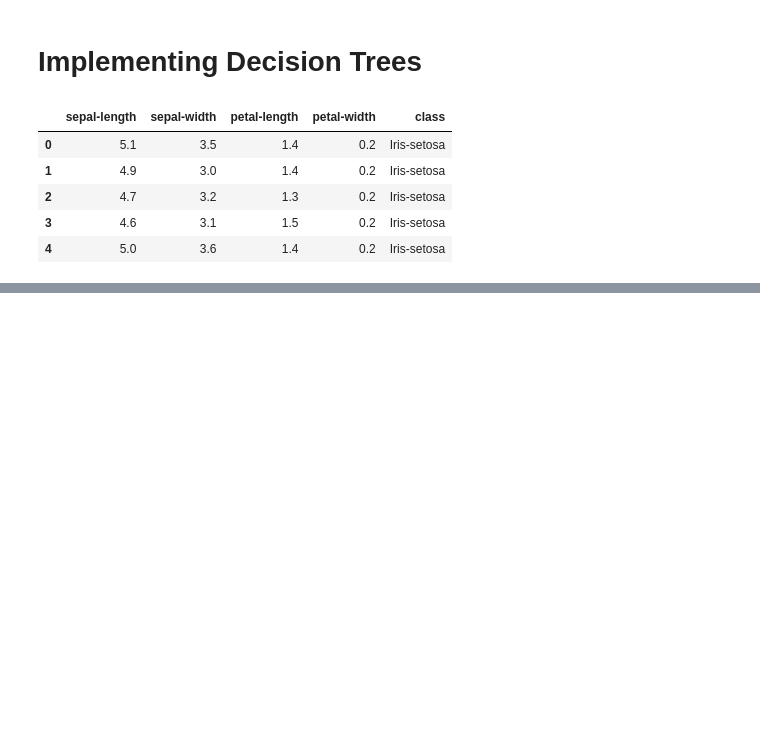
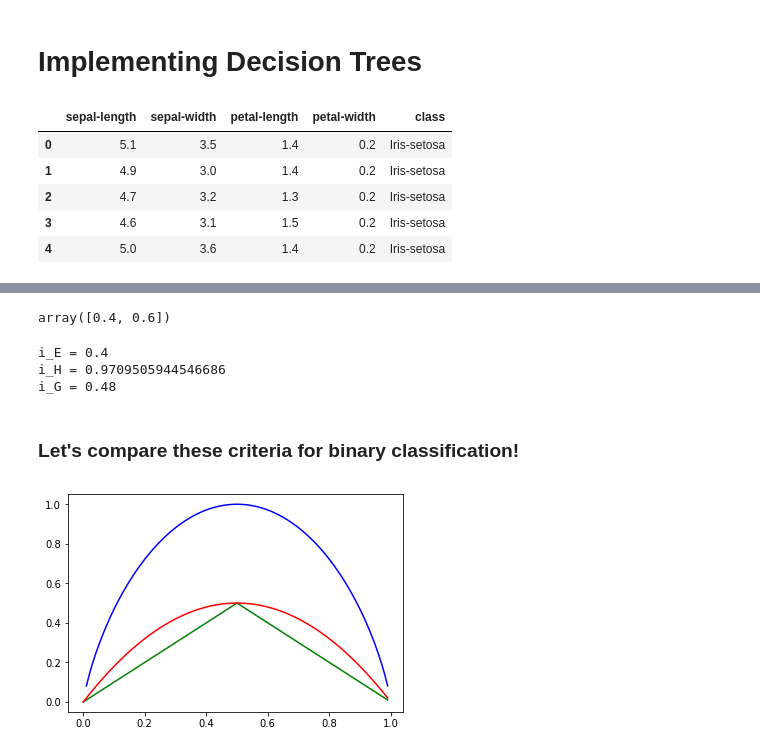
Before and after one commit to CodeEd-eV/ML-01-Decision-Tree, a Jupyter notebook: 01-implementation.ipynb, the cells around one changed output, grey strips where cells are left out. Drawn from its saved outputs; the diff is of its cells as text; code cells hidden in the pictures; blank space fills up the shorter version.

Commit message:
impurity measures

```diff
--- a/01-implementation.ipynb
+++ b/01-implementation.ipynb
@@ -14,0 +29,60 @@ iris_data[:5]
+# %%
+def get_frequencies(labels):
+    from collections import Counter
+
+    cnt = Counter(labels)
+    frequencies = np.array(list(cnt.values()))
+
+    normalizer = np.sum(frequencies)
+    frequencies = frequencies / normalizer
+
+    return frequencies
+
+labels = ["a","a","i","i","i"]
+frequencies = get_frequencies(labels)
+frequencies
+# %% [output]
+array([0.4, 0.6])
+# %%
+
+def get_misclass(frequencies):
+    return 1 - max(frequencies)/sum(frequencies)
+
+def get_entropy(frequencies):
+    return -1 * ( frequencies.T @ np.log2(frequencies) )
+
+def get_gini(frequencies):
+    return 1 - frequencies.T @ frequencies
+
+
+print( f"i_E = {get_misclass(frequencies)}")
+print( f"i_H = {get_entropy(frequencies)}")
+print( f"i_G = {get_gini(frequencies)}")
+
+#def get_impurity()
+# %% [output]
+i_E = 0.4
+i_H = 0.9709505944546686
+i_G = 0.48
+# %% [markdown]
+### Let's compare these criteria for binary classification!
+# %%
+import matplotlib.pyplot as plt
+
+crit_p     = np.arange(0,1,0.01)
+
+vector_p     = crit_p.reshape((-1, 1))
+vector_not_p = 1 - vector_p
+
+frequencies = np.hstack((vector_p, vector_not_p))
+
+crit_E = np.apply_along_axis(get_misclass, 1, frequencies)
+crit_H = np.apply_along_axis(get_entropy, 1, frequencies)
+crit_G = np.apply_along_axis(get_gini, 1, frequencies)
+
+plt.plot(crit_p, crit_E,'g-')
+plt.plot(crit_p, crit_G,'r-')
+plt.plot(crit_p, crit_H,'b-')
+plt.show()
+# %% [output]
+[figure, added]
```
Also changed, not shown: parts of 8 cells of this notebook, 1 other file.
